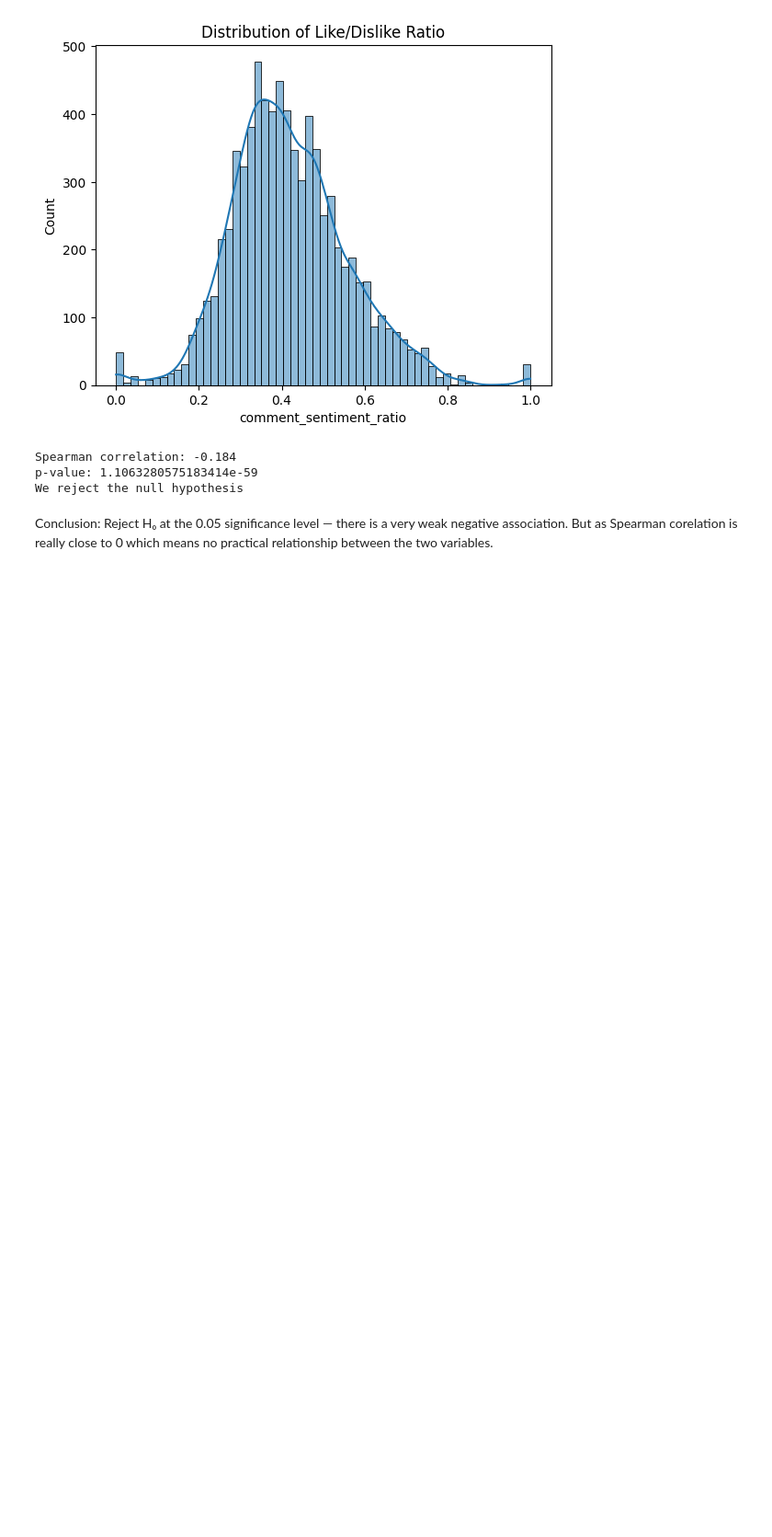
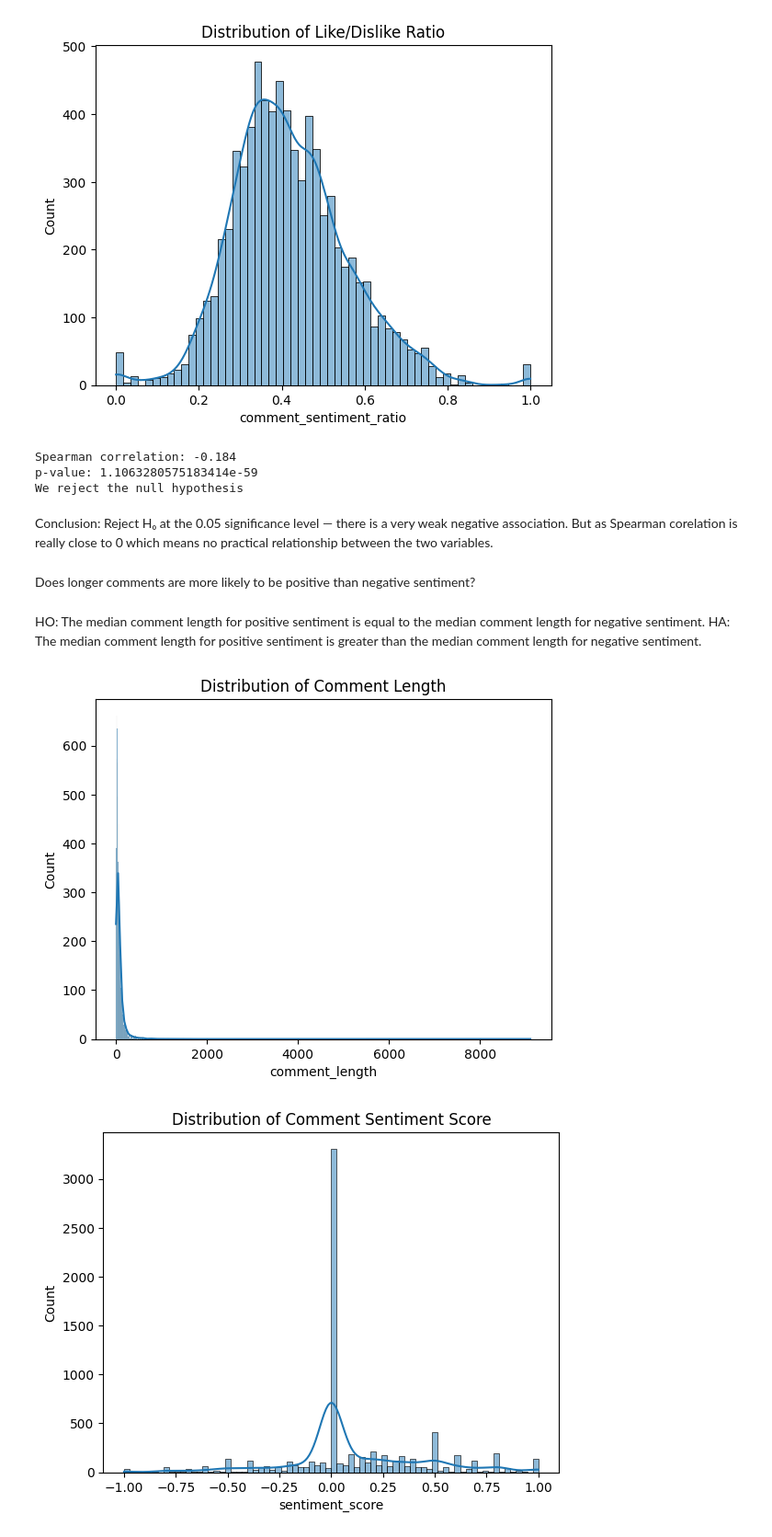
Before and after one commit to betanight/youtube_sentiment_analysis, a Jupyter notebook: notebooks/eda_analysis_jeel.ipynb, the cells around one changed output. Shown at 92% size. Drawn from its saved outputs; the diff is of its cells as text; code cells hidden in the pictures; blank space fills up the shorter version.

```diff
--- a/notebooks/eda_analysis_jeel.ipynb
+++ b/notebooks/eda_analysis_jeel.ipynb
@@ -634,3 +570,29 @@ p-value: 1.1063280575183414e-59
 We reject the null hypothesis
 # %% [markdown]
 Conclusion: Reject H₀ at the 0.05 significance level — there is a very weak negative association. But as  Spearman corelation is really close to 0 which means no practical relationship between the two variables.
+# %% [markdown]
+Does longer comments are more likely to be positive than negative sentiment?
+# %% [markdown]
+HO: The median comment length for positive sentiment is equal to the median comment length for negative sentiment.
+HA: The median comment length for positive sentiment is greater than the median comment length for negative sentiment.
+# %%
+import warnings
+warnings.filterwarnings("ignore")
+
+
+subset['sentiment_score'] = comments['sentiment_score']
+subset['sentiment'] = comments['sentiment_score'].apply(lambda x: 'Positive' if x > 0 else 'Negative')
+# %%
+subset['comment_length'] = comments['clean_text'].apply(len)
+subset['comment_word_length'] = comments['clean_text'].apply(lambda x: len(x.split()))
+# %%
+sns.histplot(subset['comment_length'], kde=True)
+plt.title('Distribution of Comment Length')
+plt.show()
+
+sns.histplot(subset['sentiment_score'], kde=True)
+plt.title('Distribution of Comment Sentiment Score')
+plt.show()
+# %% [output]
+[figure, added]
+[figure, added]
```
Also changed, not shown: parts of 13 cells of this notebook.
